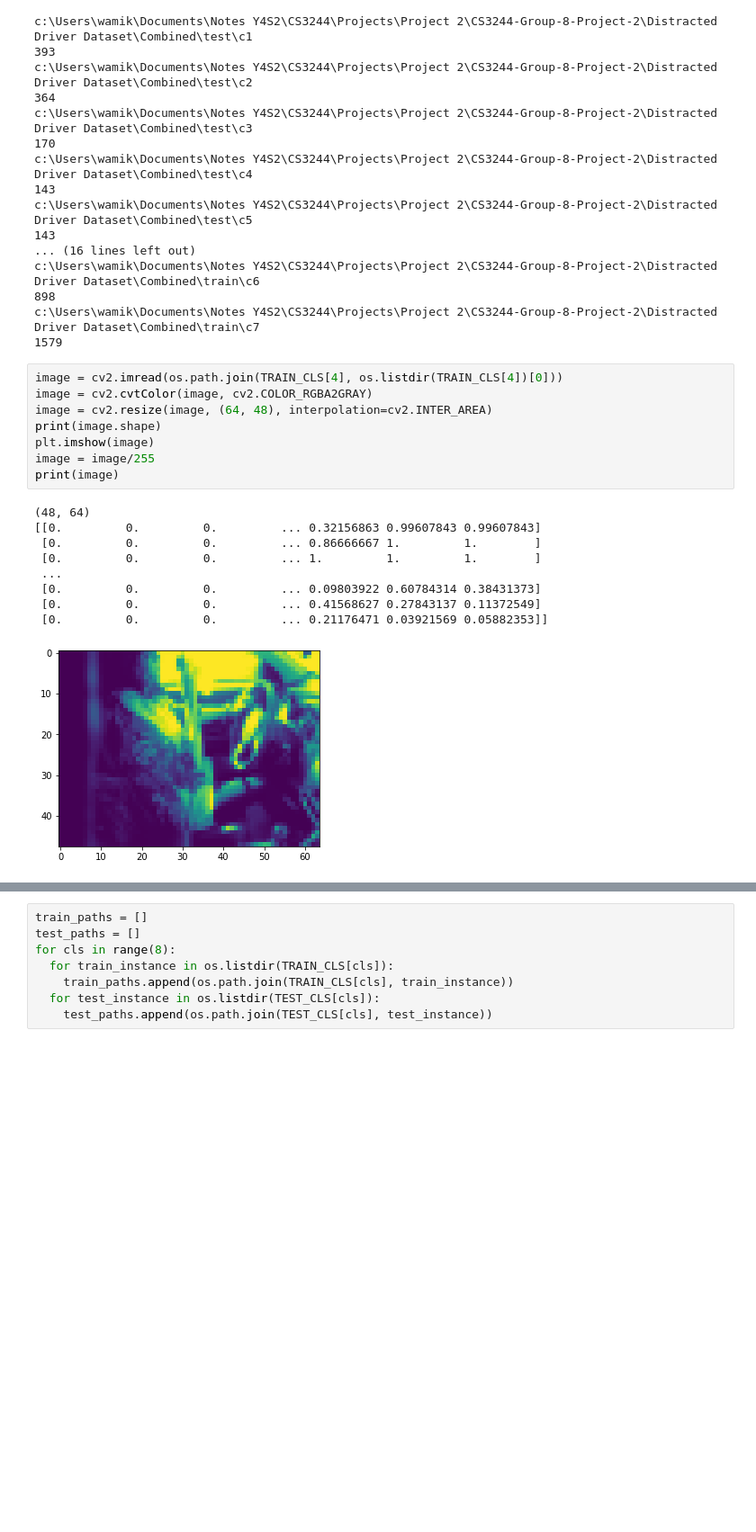
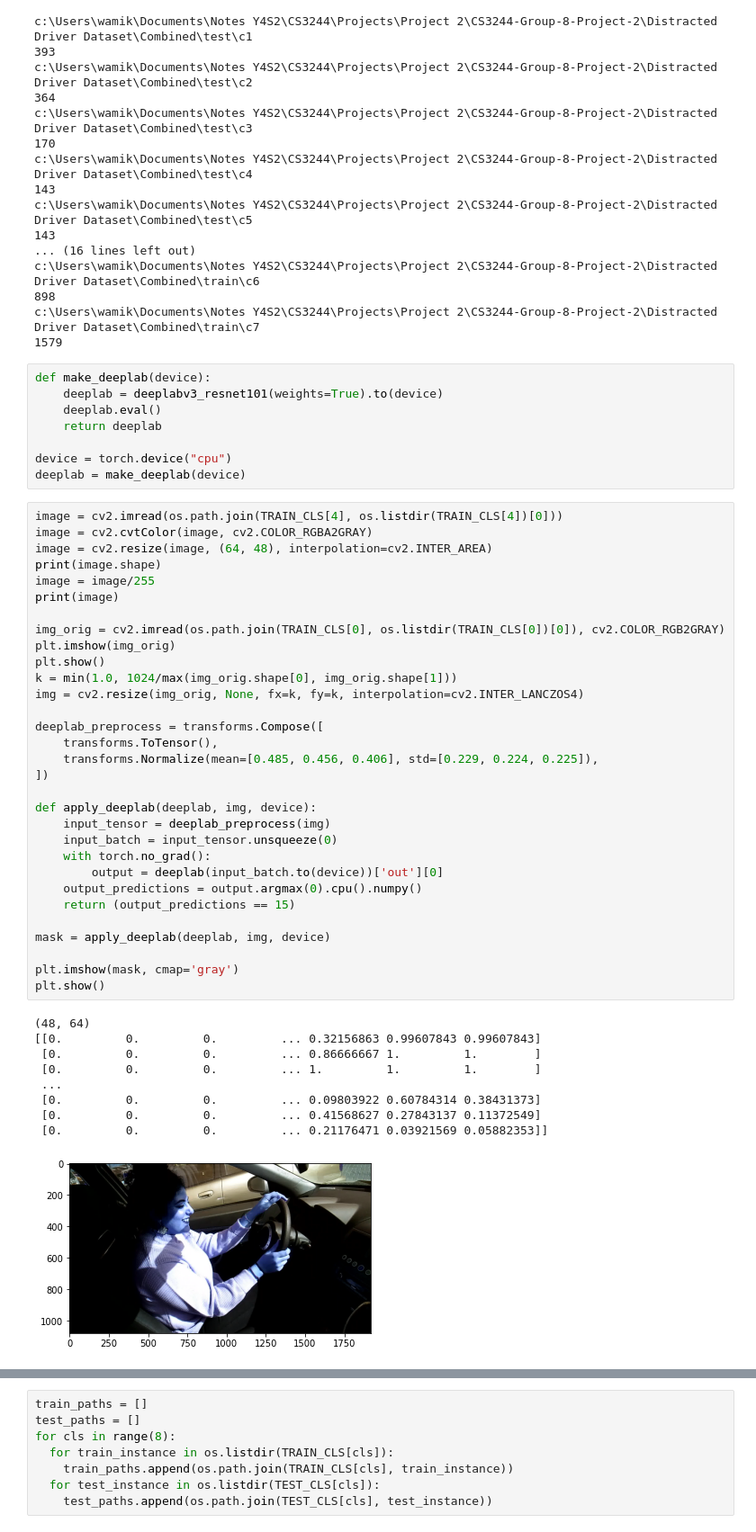
Before and after one commit to wamikamalik/CS3244-Group-8-Project-2, a Jupyter notebook: knn.ipynb, the cells around one changed output, grey strips where cells are left out. Shown at 90% size. Saved outputs shown, nothing was run; the diff lists cells and outputs as text; blank space fills up the shorter version.

```diff
--- a/knn.ipynb
+++ b/knn.ipynb
@@ -42,21 +43,52 @@ c:\Users\wamik\Documents\Notes Y4S2\CS3244\Projects\Project 2\CS3244-Group-8-Pro
 898
 c:\Users\wamik\Documents\Notes Y4S2\CS3244\Projects\Project 2\CS3244-Group-8-Project-2\Distracted Driver Dataset\Combined\train\c7
 1579
-# %%
-image = cv2.imread(os.path.join(TRAIN_CLS[4], os.listdir(TRAIN_CLS[4])[0]))
-image = cv2.cvtColor(image, cv2.COLOR_RGBA2GRAY)
-image = cv2.resize(image, (64, 48), interpolation=cv2.INTER_AREA)
-print(image.shape)
-plt.imshow(image)
-image = image/255
-print(image)
-# %% [output]
-(48, 64)
-[[0.         0.         0.         ... 0.32156863 0.99607843 0.99607843]
- [0.         0.         0.         ... 0.86666667 1.         1.        ]
- [0.         0.         0.         ... 1.         1.         1.        ]
- ...
- [0.         0.         0.         ... 0.09803922 0.60784314 0.38431373]
- [0.         0.         0.         ... 0.41568627 0.27843137 0.11372549]
- [0.         0.         0.         ... 0.21176471 0.03921569 0.05882353]]
-[figure, removed]
+# %%
+def make_deeplab(device):
+    deeplab = deeplabv3_resnet101(weights=True).to(device)
+    deeplab.eval()
+    return deeplab
+
+device = torch.device("cpu")
+deeplab = make_deeplab(device)
+# %%
+image = cv2.imread(os.path.join(TRAIN_CLS[4], os.listdir(TRAIN_CLS[4])[0]))
+image = cv2.cvtColor(image, cv2.COLOR_RGBA2GRAY)
+image = cv2.resize(image, (64, 48), interpolation=cv2.INTER_AREA)
+print(image.shape)
+image = image/255
+print(image)
+
+img_orig = cv2.imread(os.path.join(TRAIN_CLS[0], os.listdir(TRAIN_CLS[0])[0]), cv2.COLOR_RGB2GRAY)
+plt.imshow(img_orig)
+plt.show()
+k = min(1.0, 1024/max(img_orig.shape[0], img_orig.shape[1]))
+img = cv2.resize(img_orig, None, fx=k, fy=k, interpolation=cv2.INTER_LANCZOS4)
+
+deeplab_preprocess = transforms.Compose([
+    transforms.ToTensor(),
+    transforms.Normalize(mean=[0.485, 0.456, 0.406], std=[0.229, 0.224, 0.225]),
+])
+
+def apply_deeplab(deeplab, img, device):
+    input_tensor = deeplab_preprocess(img)
+    input_batch = input_tensor.unsqueeze(0)
+    with torch.no_grad():
+        output = deeplab(input_batch.to(device))['out'][0]
+    output_predictions = output.argmax(0).cpu().numpy()
+    return (output_predictions == 15)
+
+mask = apply_deeplab(deeplab, img, device)
+
+plt.imshow(mask, cmap='gray')
+plt.show()
+# %% [output]
+(48, 64)
+[[0.         0.         0.         ... 0.32156863 0.99607843 0.99607843]
+ [0.         0.         0.         ... 0.86666667 1.         1.        ]
+ [0.         0.         0.         ... 1.         1.         1.        ]
+ ...
+ [0.         0.         0.         ... 0.09803922 0.60784314 0.38431373]
+ [0.         0.         0.         ... 0.41568627 0.27843137 0.11372549]
+ [0.         0.         0.         ... 0.21176471 0.03921569 0.05882353]]
+[figure, added]
```
Also changed, not shown: parts of 2 cells of this notebook.
